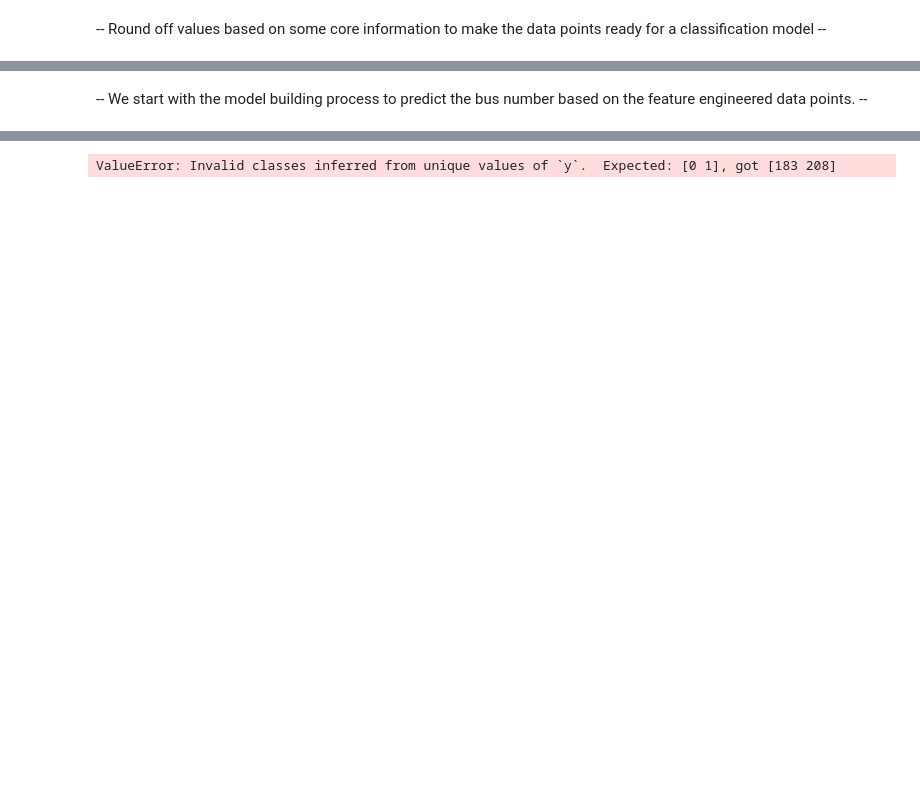
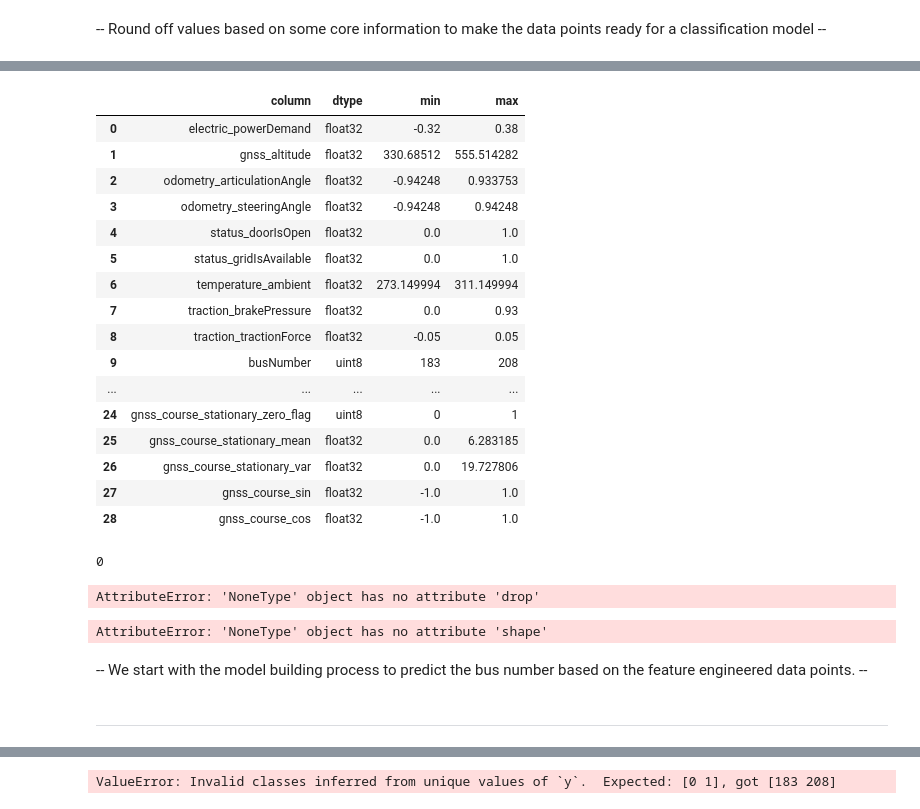
Before and after one commit to saranshb1/datapao, a Jupyter notebook: zurichBusInfo.ipynb, the cells around one changed output, grey strips where cells are left out. Saved outputs shown, nothing was run; the diff lists cells and outputs as text; code cells hidden in the pictures; blank space fills up the shorter version.

```diff
--- a/zurichBusInfo.ipynb
+++ b/zurichBusInfo.ipynb
@@ -1137,2 +1160,38 @@ ZTBus.head()
+# %%
+ZTBus_Summary
+# %% [output]
+|  | column | dtype | min | max |
+| 0 | electric_powerDemand | float32 | -0.32 | 0.38 |
+| 1 | gnss_altitude | float32 | 330.68512 | 555.514282 |
+| 2 | odometry_articulationAngle | float32 | -0.94248 | 0.933753 |
+| 3 | odometry_steeringAngle | float32 | -0.94248 | 0.94248 |
+| 4 | status_doorIsOpen | float32 | 0.0 | 1.0 |
+| 5 | status_gridIsAvailable | float32 | 0.0 | 1.0 |
+| 6 | temperature_ambient | float32 | 273.149994 | 311.149994 |
+| 7 | traction_brakePressure | float32 | 0.0 | 0.93 |
+| 8 | traction_tractionForce | float32 | -0.05 | 0.05 |
+| 9 | busNumber | uint8 | 183 | 208 |
+| ... | ... | ... | ... | ... |
+| 24 | gnss_course_stationary_zero_flag | uint8 | 0 | 1 |
+| 25 | gnss_course_stationary_mean | float32 | 0.0 | 6.283185 |
+| 26 | gnss_course_stationary_var | float32 | 0.0 | 19.727806 |
+| 27 | gnss_course_sin | float32 | -1.0 | 1.0 |
+| 28 | gnss_course_cos | float32 | -1.0 | 1.0 |
+# %%
+gc.collect()
+# %% [output]
+0
+# %%
+ZTBus.drop(columns = ["temperature_ambient_min",
+                      "temperature_ambient_mean",
+                      "temperature_ambient_max"], inplace = True)
+# %% [output]
+AttributeError: 'NoneType' object has no attribute 'drop'
+# %%
+ZTBus.shape
+# %% [output]
+AttributeError: 'NoneType' object has no attribute 'shape'
 # %% [markdown]
 -- We start with the model building process to predict the bus number based on the feature engineered data points. --
+# %% [markdown]
+----
```
Also changed, not shown: parts of 33 cells of this notebook.
